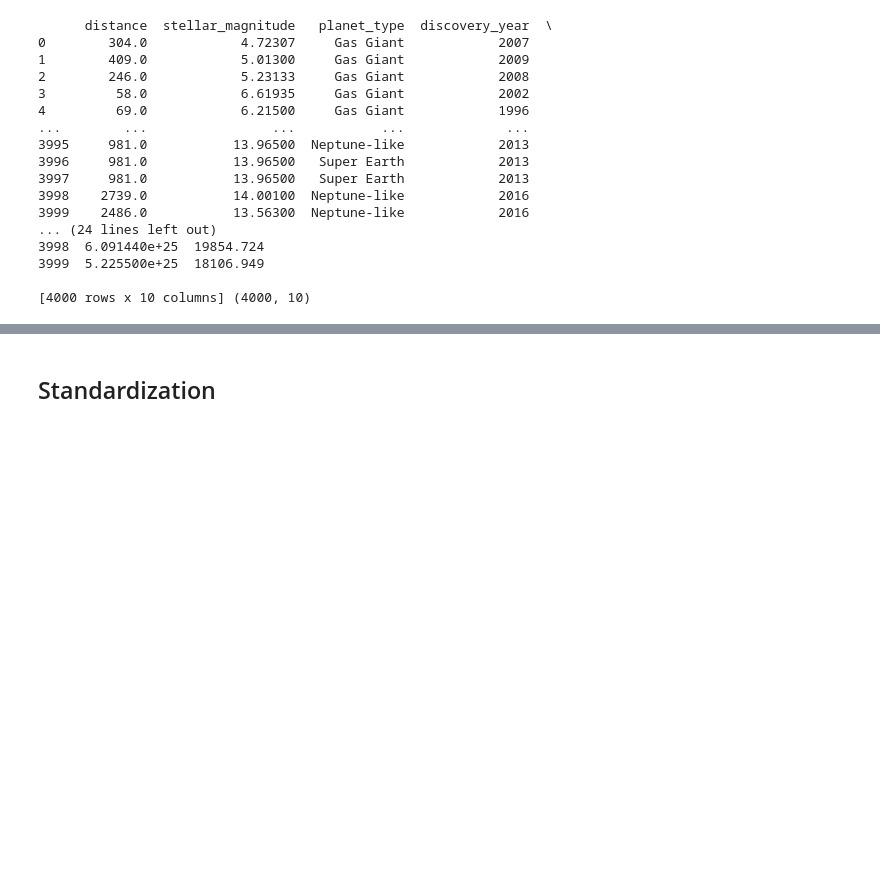
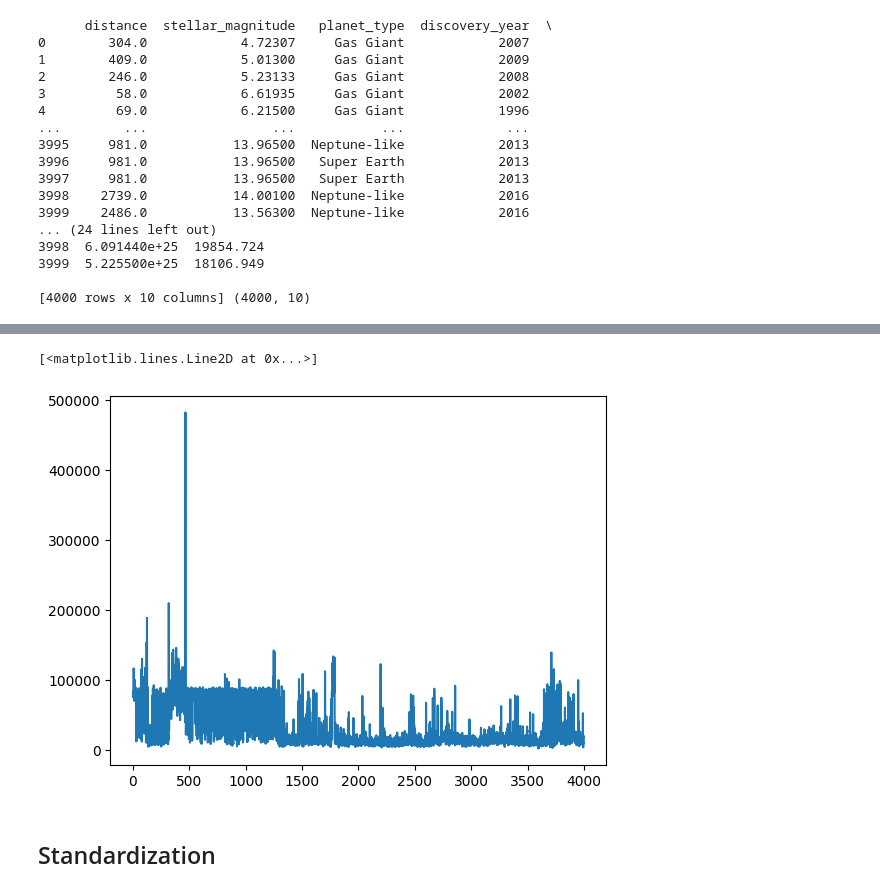
Before and after one commit to lelegod/ml_project, a Jupyter notebook: project1.ipynb, the cells around one changed output, grey strips where cells are left out. Cells and saved outputs as stored; diff of their text form; code cells hidden in the pictures; blank space fills up the shorter version.

```diff
--- a/project1.ipynb
+++ b/project1.ipynb
@@ -57,2 +81,7 @@ print(df, df.shape)
+# %%
+plt.plot(df["radius"])
+# %% [output]
+[<matplotlib.lines.Line2D at 0x...>]
+[figure, added]
 # %% [markdown]
 ## Standardization
```
Also changed, not shown: parts of 9 cells of this notebook.
